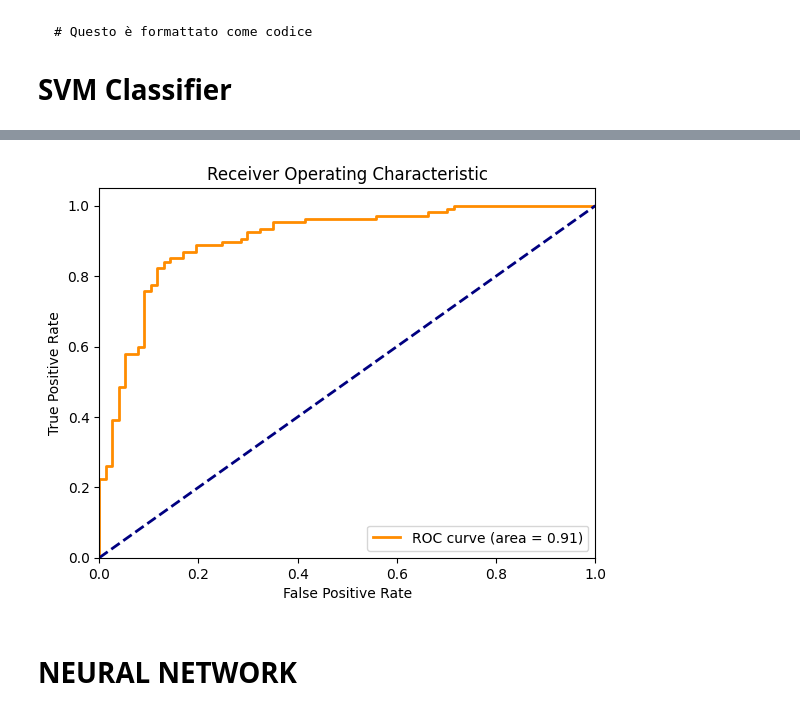
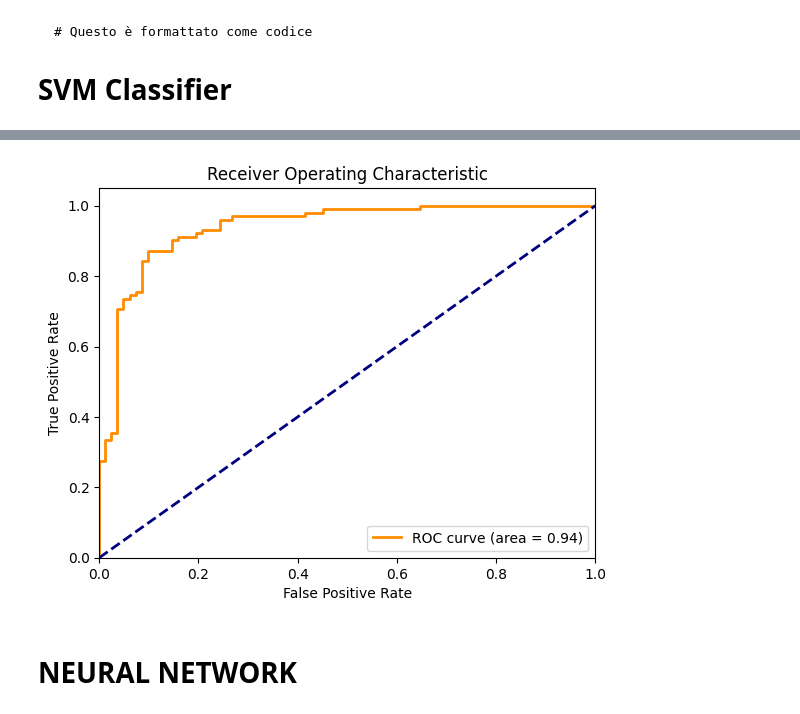
Before and after one commit to andreaspagnolo/architetture_dati, a Jupyter notebook: progetto_archi.ipynb, the cells around one changed output, grey strips where cells are left out. Cells and saved outputs as stored; diff of their text form; code cells hidden in the pictures.

```diff
--- a/progetto_archi.ipynb
+++ b/progetto_archi.ipynb
@@ -732,6 +729,6 @@ X_train, X_test, y_train, y_test = train_test_split(X, y, test_size=0.2, random_
 # %%
 # Addestramento del Support Vector classifier
-clf = svm.SVC(kernel='rbf', random_state=42, C=1000000)
+clf = svm.SVC(random_state=42, probability=True)
 
 start_time = time.time()
 clf.fit(X_train, y_train)
@@ -792,8 +789,6 @@ plt.xlabel('Label Predetta');
 # %%
 # Calcola le probabilità di predizione del modello
-prob_svm = svm.SVC(kernel='rbf', random_state=42, C=1000000, probability=True)
-prob_svm.fit(X_train, y_train)
-y_pred_prob = prob_svm.predict_proba(X_test)[:, 1]
+y_pred_prob = clf.predict_proba(X_test)[:, 1]
 
 # Calcola la curva ROC
 fpr_svm, tpr_svm, _ = roc_curve(y_test, y_pred_prob)
@@ -817,13 +812,13 @@ plt.show()
 # %%
 # Tuning degli iperparametri C, kernel e gamma
 tuned_parameters = [{'kernel': ['rbf'], 'gamma': [0.01, 0.001, 0.0001, 0.00001],
-                     'C': [0.001, 0.10, 0.1, 10, 25, 50, 100, 1000]},
+                     'C': [0.001, 0.01, 0.1, 10, 25, 50, 100, 1000]},
                     {'kernel': ['poly'], 'gamma': [0.01, 0.001, 0.0001, 0.00001],
-                     'C': [0.001, 0.10, 0.1, 10, 25, 50, 100, 1000]},
-                    {'kernel': ['linear'], 'C': [0.001, 0.10, 0.1, 10, 25, 50, 100, 1000]}]
+                     'C': [0.001, 0.01, 0.1, 10, 25, 50, 100, 1000]},
+                    {'kernel': ['linear'], 'C': [0.001, 0.01, 0.1, 10, 25, 50, 100, 1000]}]
 
-# Con la grid search ottimizzo l'accuracy
-grid = GridSearchCV(svm.SVC(random_state=42), tuned_parameters, verbose=3, scoring='accuracy')
+# Con la grid search ottimizzo l'F1 score
+grid = GridSearchCV(svm.SVC(random_state=42), tuned_parameters, verbose=0, scoring='f1')
 
 start_time = time.time()
 grid.fit(X_train, y_train)
@@ -862,7 +839,7 @@ Iperparametri ottimali: {'C': 100, 'gamma': 0.01, 'kernel': 'rbf'}
 ['best_svm_model.pkl']
 # %%
 # Addestramento del modello con iperparametri ottimali e calcolo del tempo di addestramento
-svm_optimal_model = svm.SVC(**grid.best_params_, random_state=42)
+svm_optimal_model = svm.SVC(**grid.best_params_, random_state=42, probability=True)
 start_time = time.time()
 estimator_svm_optimal = svm_optimal_model.fit(X_train, y_train)
 end_time = time.time()
@@ -922,28 +899,25 @@ plt.xlabel('Label Predetta');
 # %%
-# Calcola le probabilità di predizione del modello
-prob_svm_optimal_model = svm.SVC(**grid.best_params_, random_state=42, probability=True)
-prob_svm_optimal_model.fit(X_train, y_train)
-y_pred_optimal_prob = prob_svm_optimal_model.predict_proba(X_test)[:, 1]
+y_pred_optimal_prob = estimator_svm_optimal.predict_proba(X_test)[:, 1]
 
 # Calcola la curva ROC
 fpr_svm_opt, tpr_svm_opt, _ = roc_curve(y_test, y_pred_optimal_prob)
 
 # Calcola l'AUC (Area Under the Curve)
 roc_auc_svm_opt = auc(fpr_svm_opt, tpr_svm_opt)
 
 # Traccia la curva ROC
 plt.figure()
 plt.plot(fpr_svm_opt, tpr_svm_opt, color='darkorange', lw=2, label='ROC curve (area = %0.2f)' % roc_auc_svm_opt)
 plt.plot([0, 1], [0, 1], color='navy', lw=2, linestyle='--')
 plt.xlim([0.0, 1.0])
 plt.ylim([0.0, 1.05])
 plt.xlabel('False Positive Rate')
 plt.ylabel('True Positive Rate')
 plt.title('Receiver Operating Characteristic')
 plt.legend(loc="lower right")
 plt.show()
 # %% [output]
-[figure, old version]
+[figure, new version]
 # %% [markdown]
 # NEURAL NETWORK
 # %%
```
Also changed, not shown: parts of 54 cells of this notebook.
